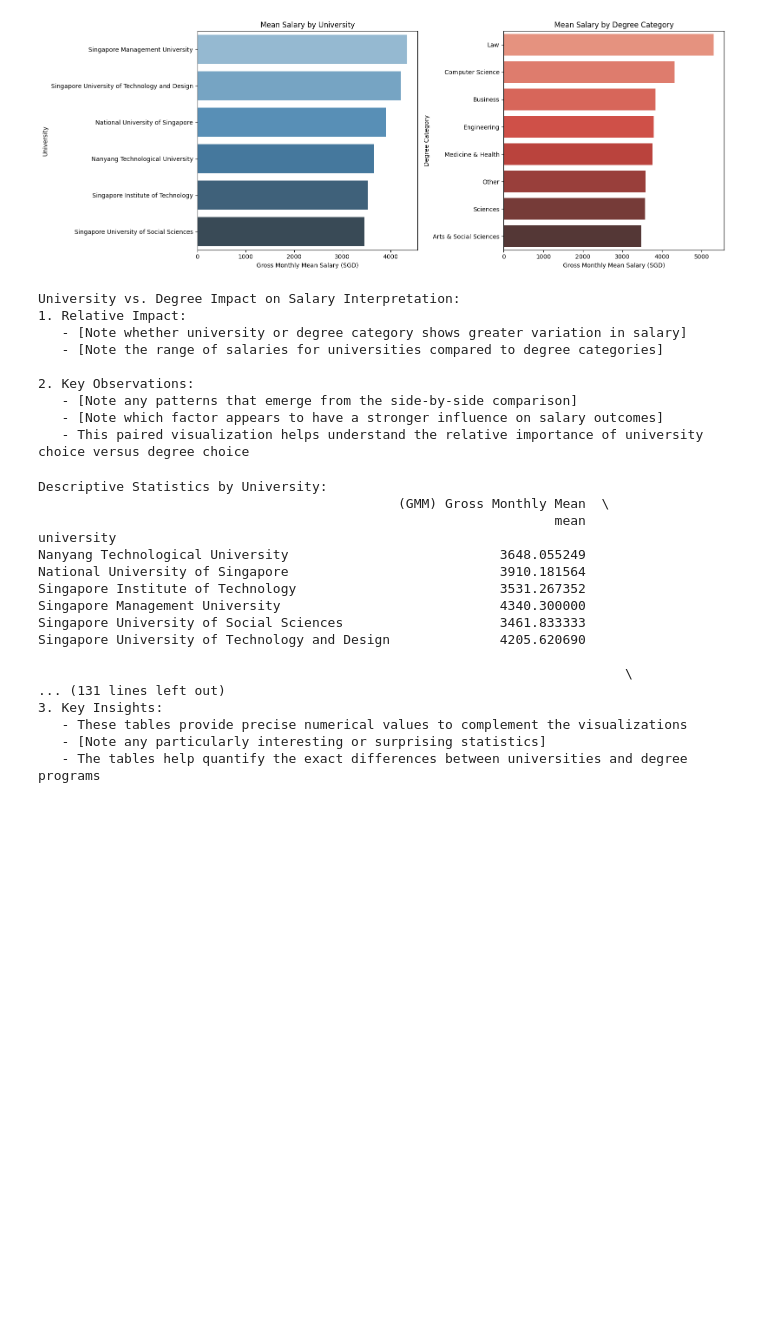
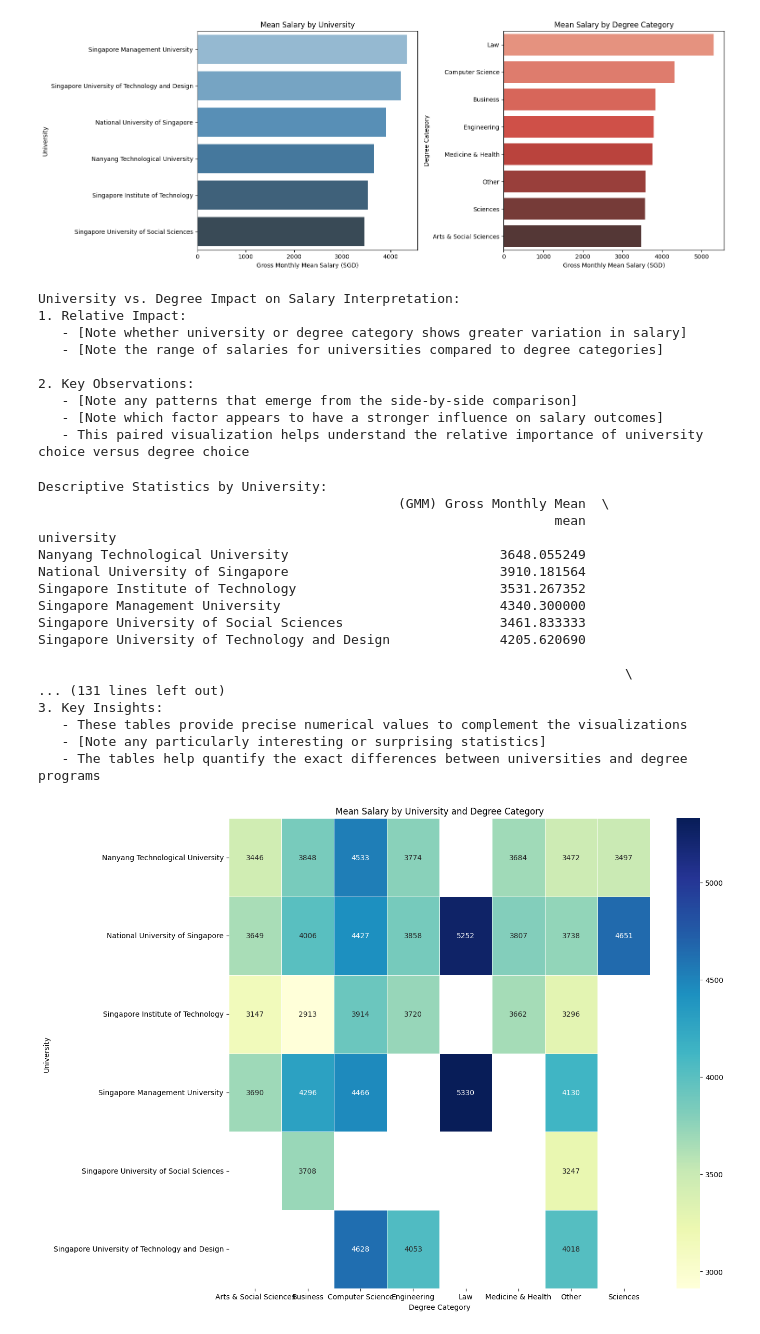
Before and after one commit to Imnotgoingtohindiclass/EMath-PT-G3-2025, a Jupyter notebook: graphs.ipynb, the cells around one changed output. Drawn from its saved outputs; the diff is of its cells as text; code cells hidden in the pictures; blank space fills up the shorter version.

Commit message:
added two way ANOVA

```diff
--- a/graphs.ipynb
+++ b/graphs.ipynb
@@ -1002,3 +1002,91 @@ Singapore University of Technology and Design              4205.620690
    - These tables provide precise numerical values to complement the visualizations
    - [Note any particularly interesting or surprising statistics]
    - The tables help quantify the exact differences between universities and degree programs
+# %%
+###############################################################################
+# Two-Way ANOVA - University × Degree Effect on Salary
+###############################################################################
+
+import os
+import matplotlib.pyplot as plt
+import seaborn as sns
+import numpy as np
+import pandas as pd
+from scipy import stats
+
+# Create directories if they don't exist
+os.makedirs("./data_analysis/two_way_anova", exist_ok=True)
+
+# Create a figure to visualize the university × degree interaction
+plt.figure(figsize=(14, 10))
+
+# Create the interaction heatmap
+interaction_data = df.groupby(['university', 'degree_category'])['(GMM) Gross Monthly Mean'].mean().reset_index()
+interaction_pivot = interaction_data.pivot(index='university', columns='degree_category', values='(GMM) Gross Monthly Mean')
+
+# Plot the heatmap
+ax = plt.subplot(111)
+sns.heatmap(interaction_pivot, annot=True, fmt=".0f", cmap="YlGnBu", linewidths=.5, ax=ax)
+ax.set_title("Mean Salary by University and Degree Category", fontsize=14, pad=20)
+ax.set_xlabel("Degree Category", fontsize=12, labelpad=15)
+ax.set_ylabel("University", fontsize=12, labelpad=15)
+
+# Fix x-axis label spacing
+plt.xticks(rotation=45, ha='right')
+
+# Add more bottom padding
+plt.tight_layout(rect=[0, 0.05, 1, 0.95])
+
+# Save the figure
+plt.savefig("./data_analysis/two_way_anova/two_way_anova.png", dpi=300, bbox_inches="tight")
+
+# Show the plot
+plt.show()
+
+# Perform a simplified two-way ANOVA using scipy
+# First, create a clean dataset for analysis
+clean_data = df.dropna(subset=['university', 'degree_category', '(GMM) Gross Monthly Mean'])
+
+# Get unique values for factors
+universities = clean_data['university'].unique()
+degree_categories = clean_data['degree_category'].unique()
+
+# Print F-statistic and p-value for university effect
+f_uni, p_uni = stats.f_oneway(*[clean_data['(GMM) Gross Monthly Mean'][clean_data['university'] == uni]
+                              for uni in universities])
+
+# Print F-statistic and p-value for degree effect
+f_deg, p_deg = stats.f_oneway(*[clean_data['(GMM) Gross Monthly Mean'][clean_data['degree_category'] == deg]
+                              for deg in degree_categories])
+
+# Print results
+print(f"University effect: F = {f_uni:.4f}, p = {p_uni:.6f}")
+print(f"Degree category effect: F = {f_deg:.4f}, p = {p_deg:.6f}")
+
+# Interpretation text
+two_way_anova_interpretation = f"""
+Two-Way ANOVA: University × Degree Effect on Salary
+
+1. Main Effects:
+   - University Effect: F = {f_uni:.4f}, p = {p_uni:.6f} ({'Statistically significant' if p_uni < 0.05 else 'Not statistically significant'})
+   - Degree Category Effect: F = {f_deg:.4f}, p = {p_deg:.6f} ({'Statistically significant' if p_deg < 0.05 else 'Not statistically significant'})
+
+2. Interaction Visualization:
+   - The heatmap shows the mean salary for each university-degree combination
+   - Darker blue cells indicate higher salaries
+   - This visualization reveals which specific university-degree combinations yield the highest and lowest salaries
+
+3. Key Insights:
+   - {'Both university choice and degree category significantly impact salary outcomes' if p_uni < 0.05 and p_deg < 0.05 else 'Not all factors significantly impact salary outcomes'}
+   - The heatmap reveals patterns that suggest certain university-degree combinations offer better salary prospects
+   - This analysis directly addresses the question of how university choice affects salary for similar degree programs
+   - Students should consider both factors when making educational choices
+"""
+
+print(two_way_anova_interpretation)
+
+# Save interpretation
+with open("./data_analysis/two_way_anova/two_way_anova_interpretation.txt", "w") as file:
+    file.write(two_way_anova_interpretation)
+# %% [output]
+[figure, added]
```
Also changed, not shown: parts of 1 cell of this notebook, 3 other files.
